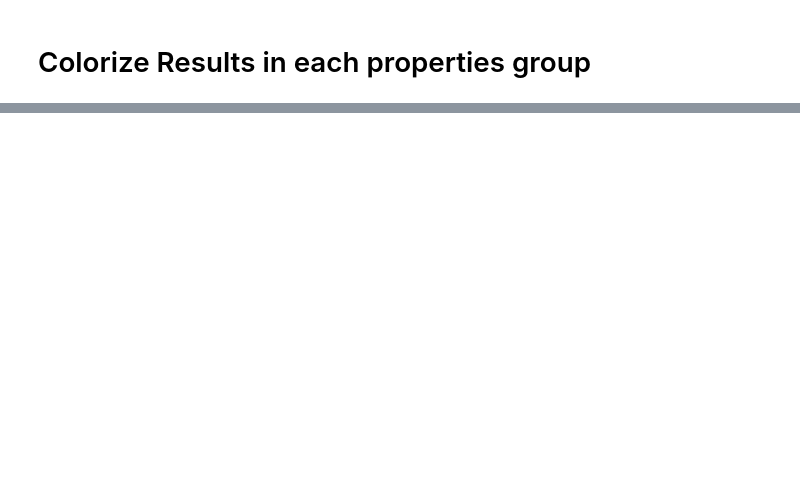
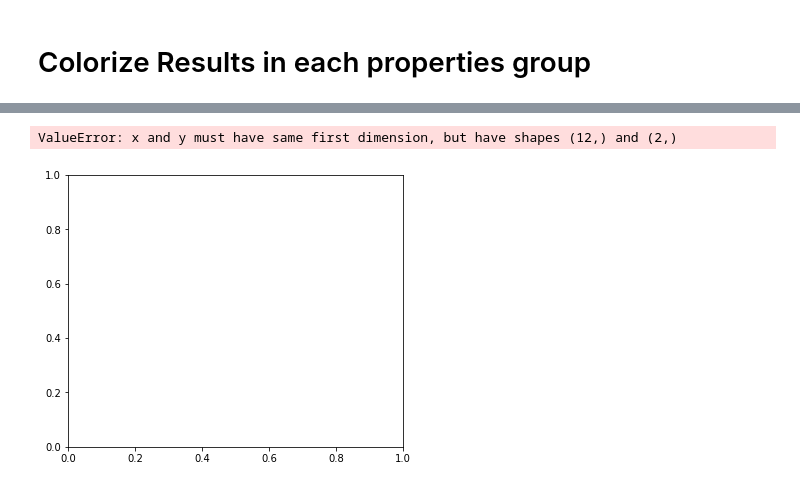
Before and after one commit to rodpmendes/GleasonScoreCharacterization, a Jupyter notebook: AppGleasonScoreDataAnalysis_UnbalancedCrossValidation.ipynb, the cells around one changed output, grey strips where cells are left out. Drawn from its saved outputs; the diff is of its cells as text; code cells hidden in the pictures; blank space fills up the shorter version.

```diff
--- a/AppGleasonScoreDataAnalysis_UnbalancedCrossValidation.ipynb
+++ b/AppGleasonScoreDataAnalysis_UnbalancedCrossValidation.ipynb
@@ -574,0 +731,32 @@ StdDev[0.004600611217641382]
+# %%
+y_total_glands = np.array(y_health_nodes) + np.array(y_unhealth_nodes)
+y_total_glands = y_total_glands / y_total_glands[0]
+
+
+fig = plt.figure(figsize=(6, 5))
+
+#plt.plot(x_iterations, y_health_nodes, label = "Health Glands")
+#plt.plot(x_iterations, y_unhealth_nodes, label = "Unhealth Glands")
+plt.plot(x_iterations, y_total_glands, label = "Total Glands")
+
+plt.xlabel('Iterations')
+plt.ylabel('Relative Glands Quantity')
+
+plt.locator_params(axis='x', nbins=5)
+
+plt.legend()
+
+if not erode and not dilate and not dilate_no_merge and not remove_randomly:
+    plt.savefig('prostate_marked/glands.pdf', dpi=300)
+
+if erode:
+    plt.savefig('prostate_marked/glands_erode.pdf', dpi=300)
+if dilate:
+    plt.savefig('prostate_marked/glands_dilate.pdf', dpi=300)
+if dilate_no_merge:
+    plt.savefig('prostate_marked/glands_dilate_no_merge.pdf', dpi=300)
+if remove_randomly:
+    plt.savefig('prostate_marked/glands_remove_randomly.pdf', dpi=300)
+# %% [output]
+ValueError: x and y must have same first dimension, but have shapes (12,) and (2,)
+[figure, added]
```
Also changed, not shown: parts of 16 cells of this notebook, 12 other files.
